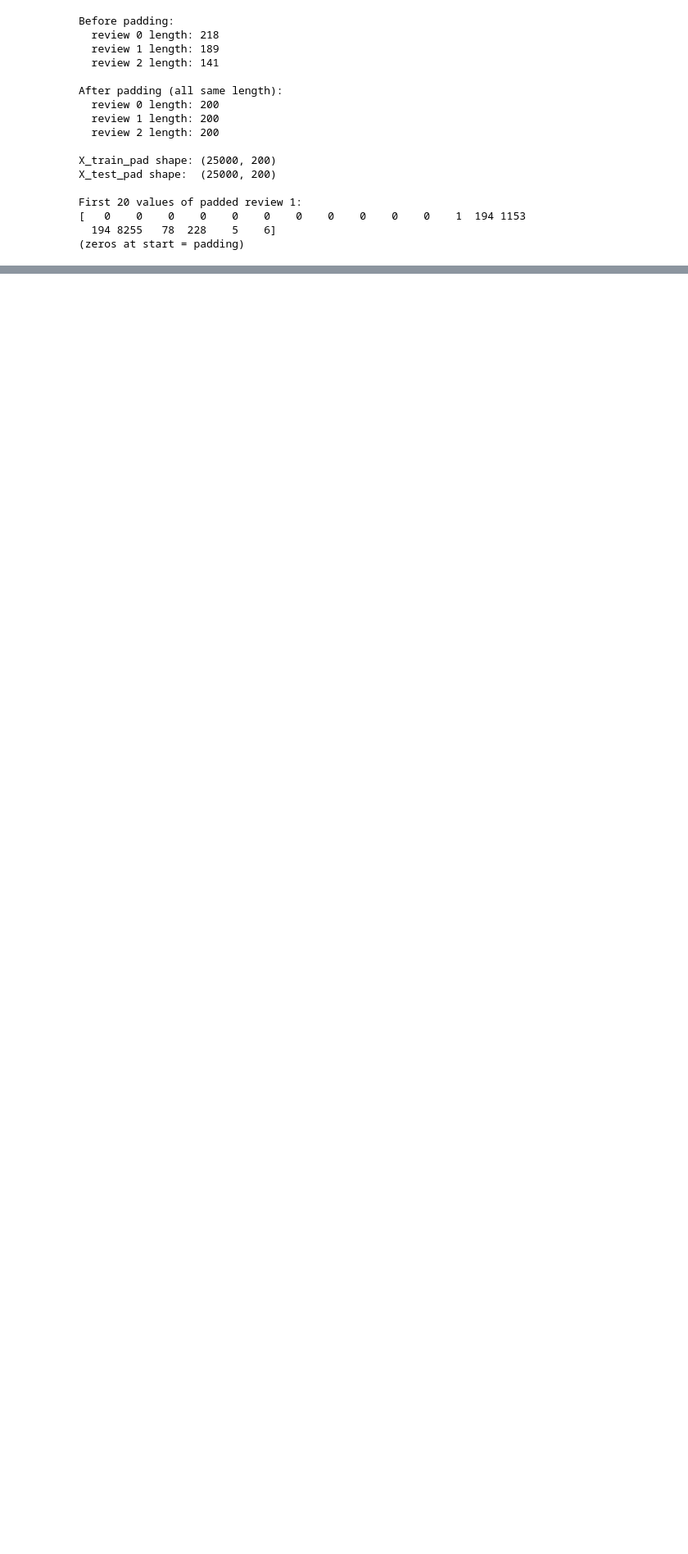
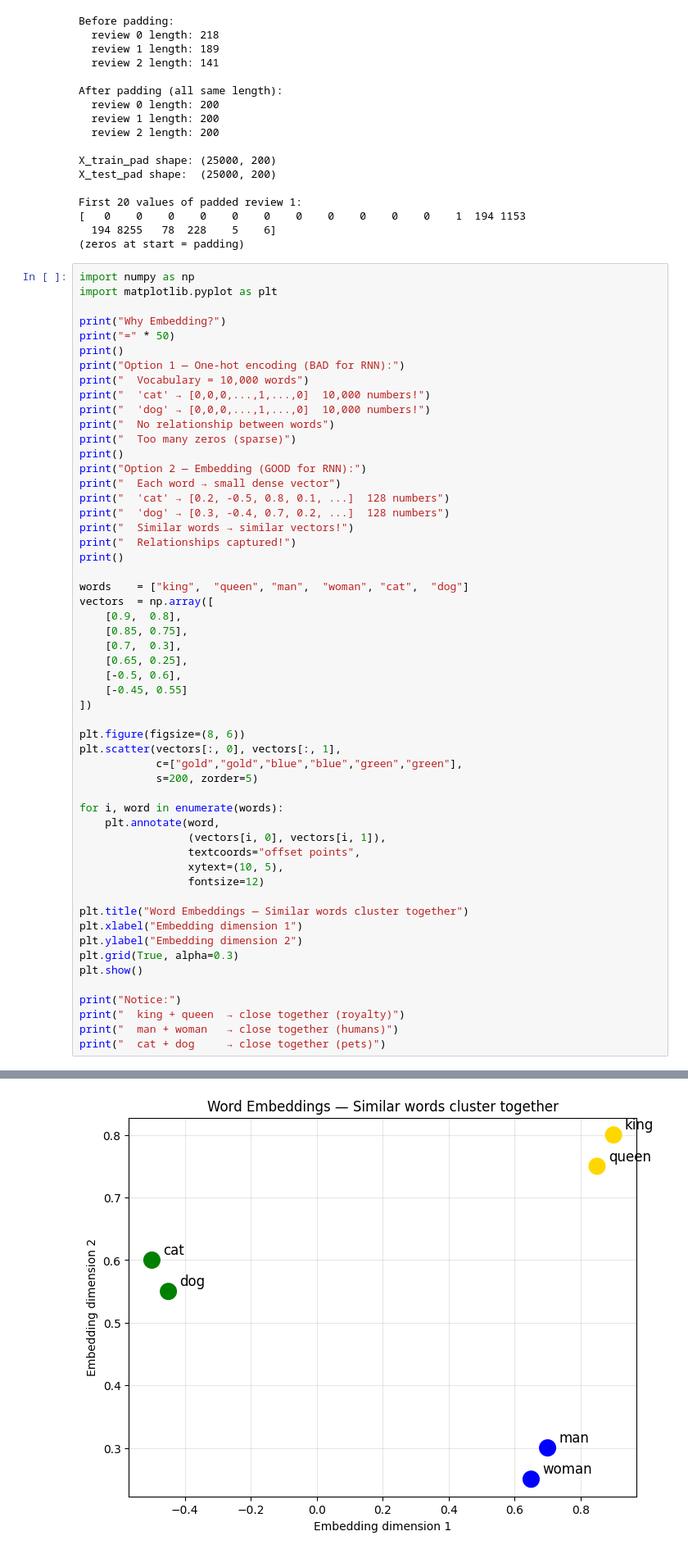
Before and after one commit to Chimatanagagopal/DEEP-LEARNING_practice, a Jupyter notebook: rnn.ipynb, the cells around one changed output, grey strips where cells are left out. Shown at 82% size. Saved outputs shown, nothing was run; the diff lists cells and outputs as text; blank space fills up the shorter version.

Commit message:
What is Embedding? Created using Colab

```diff
--- a/rnn.ipynb
+++ b/rnn.ipynb
@@ -143,3 +143,58 @@ First 20 values of padded review 1:
 [   0    0    0    0    0    0    0    0    0    0    0    1  194 1153
   194 8255   78  228    5    6]
 (zeros at start = padding)
+# %%
+import numpy as np
+import matplotlib.pyplot as plt
+
+print("Why Embedding?")
+print("=" * 50)
+print()
+print("Option 1 — One-hot encoding (BAD for RNN):")
+print("  Vocabulary = 10,000 words")
+print("  'cat' → [0,0,0,...,1,...,0]  10,000 numbers!")
+print("  'dog' → [0,0,0,...,1,...,0]  10,000 numbers!")
+print("  No relationship between words")
+print("  Too many zeros (sparse)")
+print()
+print("Option 2 — Embedding (GOOD for RNN):")
+print("  Each word → small dense vector")
+print("  'cat' → [0.2, -0.5, 0.8, 0.1, ...]  128 numbers")
+print("  'dog' → [0.3, -0.4, 0.7, 0.2, ...]  128 numbers")
+print("  Similar words → similar vectors!")
+print("  Relationships captured!")
+print()
+
+words    = ["king",  "queen", "man",  "woman", "cat",  "dog"]
+vectors  = np.array([
+    [0.9,  0.8],
+    [0.85, 0.75],
+    [0.7,  0.3],
+    [0.65, 0.25],
+    [-0.5, 0.6],
+    [-0.45, 0.55]
+])
+
+plt.figure(figsize=(8, 6))
+plt.scatter(vectors[:, 0], vectors[:, 1],
+            c=["gold","gold","blue","blue","green","green"],
+            s=200, zorder=5)
+
+for i, word in enumerate(words):
+    plt.annotate(word,
+                 (vectors[i, 0], vectors[i, 1]),
+                 textcoords="offset points",
+                 xytext=(10, 5),
+                 fontsize=12)
+
+plt.title("Word Embeddings — Similar words cluster together")
+plt.xlabel("Embedding dimension 1")
+plt.ylabel("Embedding dimension 2")
+plt.grid(True, alpha=0.3)
+plt.show()
+
+print("Notice:")
+print("  king + queen  → close together (royalty)")
+print("  man + woman   → close together (humans)")
+print("  cat + dog     → close together (pets)")
+# %% [output]
@@ -145,0 +217 @@ First 20 values of padded review 1:
+[figure, added]
```
Also changed, not shown: parts of 1 cell of this notebook.
